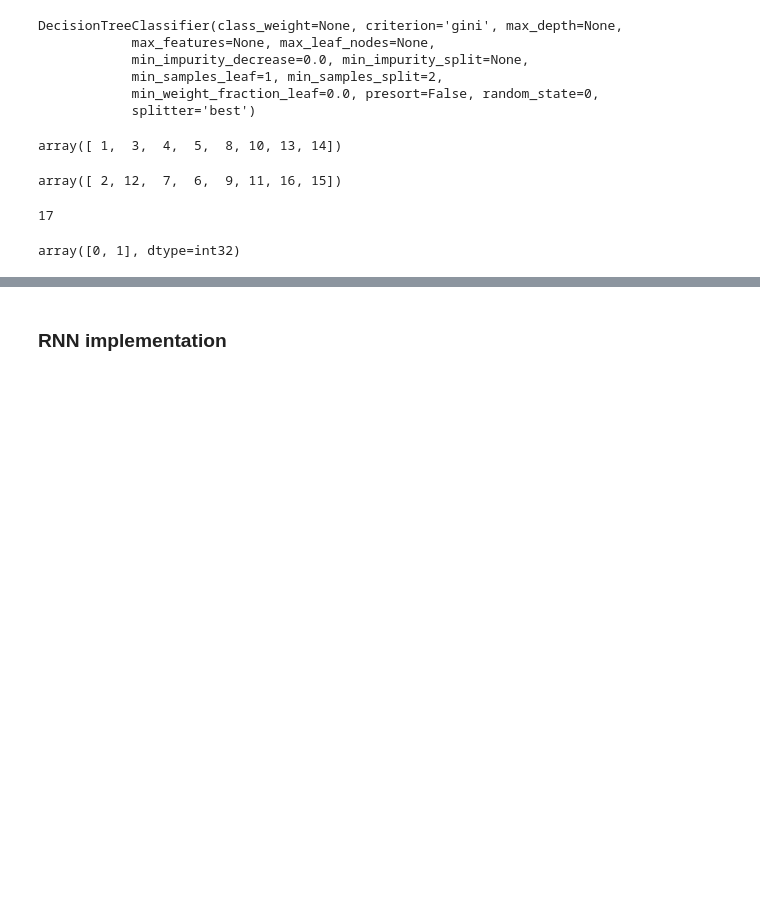
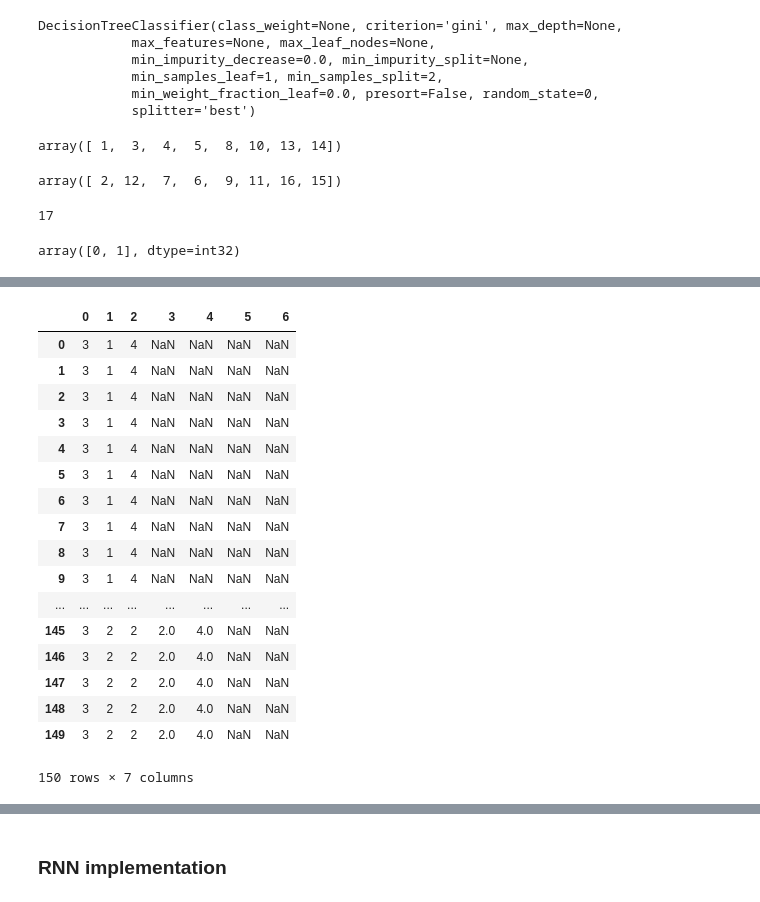
Before and after one commit to mlsquare/cook-imly, a Jupyter notebook: Notebooks/explain_prototype.ipynb, the cells around one changed output, grey strips where cells are left out. Saved outputs shown, nothing was run; the diff lists cells and outputs as text; code cells hidden in the pictures; blank space fills up the shorter version.

```diff
--- a/Notebooks/explain_prototype.ipynb
+++ b/Notebooks/explain_prototype.ipynb
@@ -75,0 +70,3 @@ array([ 0,  2, 12, 16], dtype=int32)
+# %%
+import pandas as pd
+data = pd.DataFrame(X)
@@ -75,0 +94,17 @@ array([ 0,  2, 12, 16], dtype=int32)
+# %%
+from keras.preprocessing.text import Tokenizer
+
+tok = Tokenizer()
+
+tok.fit_on_texts(data[4])
+
+## Fixed input variable output.
+## Search for the right arch. Not the cells/states
+# %%
+word_idx = tok.word_index
+idx_word = tok.index_word
+num_words = len(word_idx) + 1
+word_counts = tok.word_counts
+
+# Convert text to sequences of integers
+sequences = tok.texts_to_sequences(data[4])
@@ -75,0 +137,23 @@ array([ 0,  2, 12, 16], dtype=int32)
+# %%
+s_df = pd.DataFrame(sequences)
+# %%
+s_df
+# %% [output]
+|  | 0 | 1 | 2 | 3 | 4 | 5 | 6 |
+| 0 | 3 | 1 | 4 | NaN | NaN | NaN | NaN |
+| 1 | 3 | 1 | 4 | NaN | NaN | NaN | NaN |
+| 2 | 3 | 1 | 4 | NaN | NaN | NaN | NaN |
+| 3 | 3 | 1 | 4 | NaN | NaN | NaN | NaN |
+| 4 | 3 | 1 | 4 | NaN | NaN | NaN | NaN |
+| 5 | 3 | 1 | 4 | NaN | NaN | NaN | NaN |
+| 6 | 3 | 1 | 4 | NaN | NaN | NaN | NaN |
+| 7 | 3 | 1 | 4 | NaN | NaN | NaN | NaN |
+| 8 | 3 | 1 | 4 | NaN | NaN | NaN | NaN |
+| 9 | 3 | 1 | 4 | NaN | NaN | NaN | NaN |
+| ... | ... | ... | ... | ... | ... | ... | ... |
+| 145 | 3 | 2 | 2 | 2.0 | 4.0 | NaN | NaN |
+| 146 | 3 | 2 | 2 | 2.0 | 4.0 | NaN | NaN |
+| 147 | 3 | 2 | 2 | 2.0 | 4.0 | NaN | NaN |
+| 148 | 3 | 2 | 2 | 2.0 | 4.0 | NaN | NaN |
+| 149 | 3 | 2 | 2 | 2.0 | 4.0 | NaN | NaN |
+150 rows × 7 columns
```
Also changed, not shown: parts of 77 cells of this notebook.
